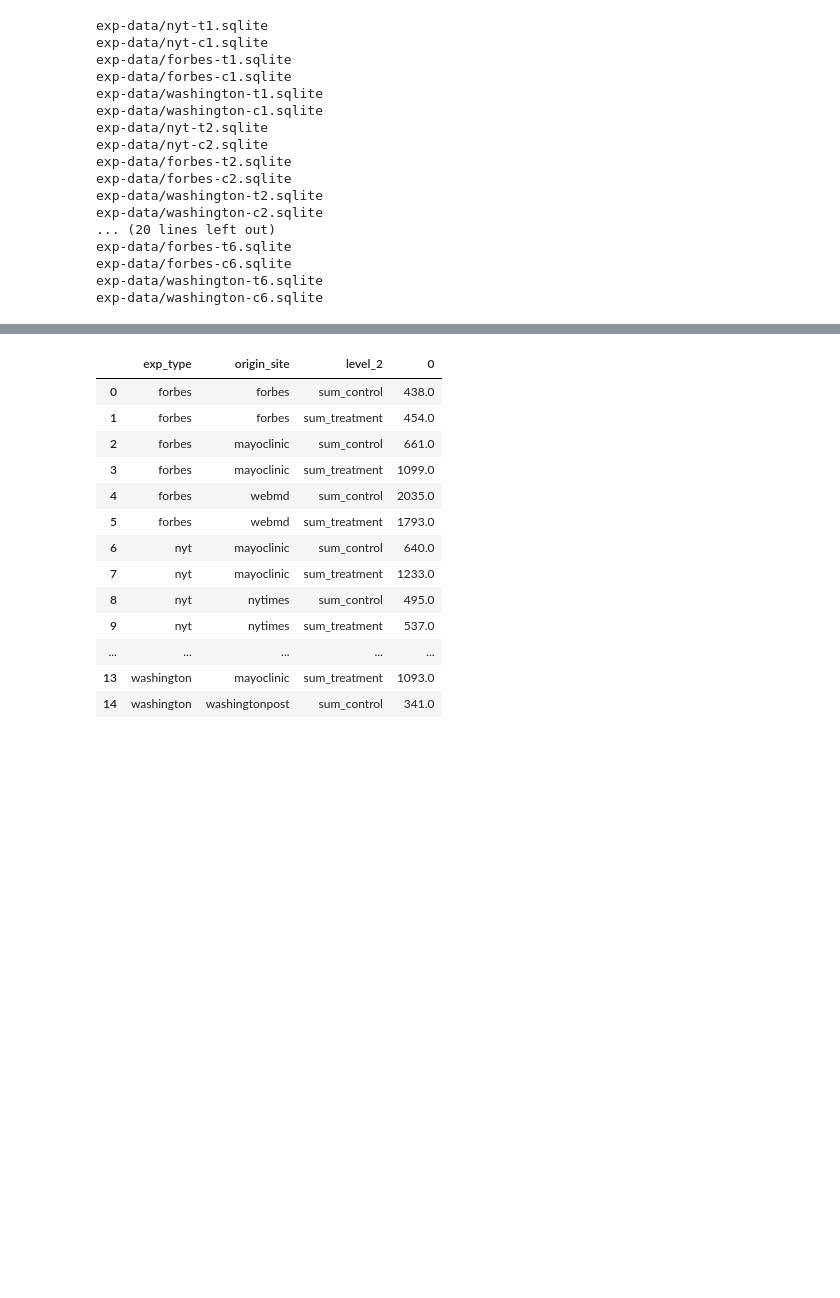
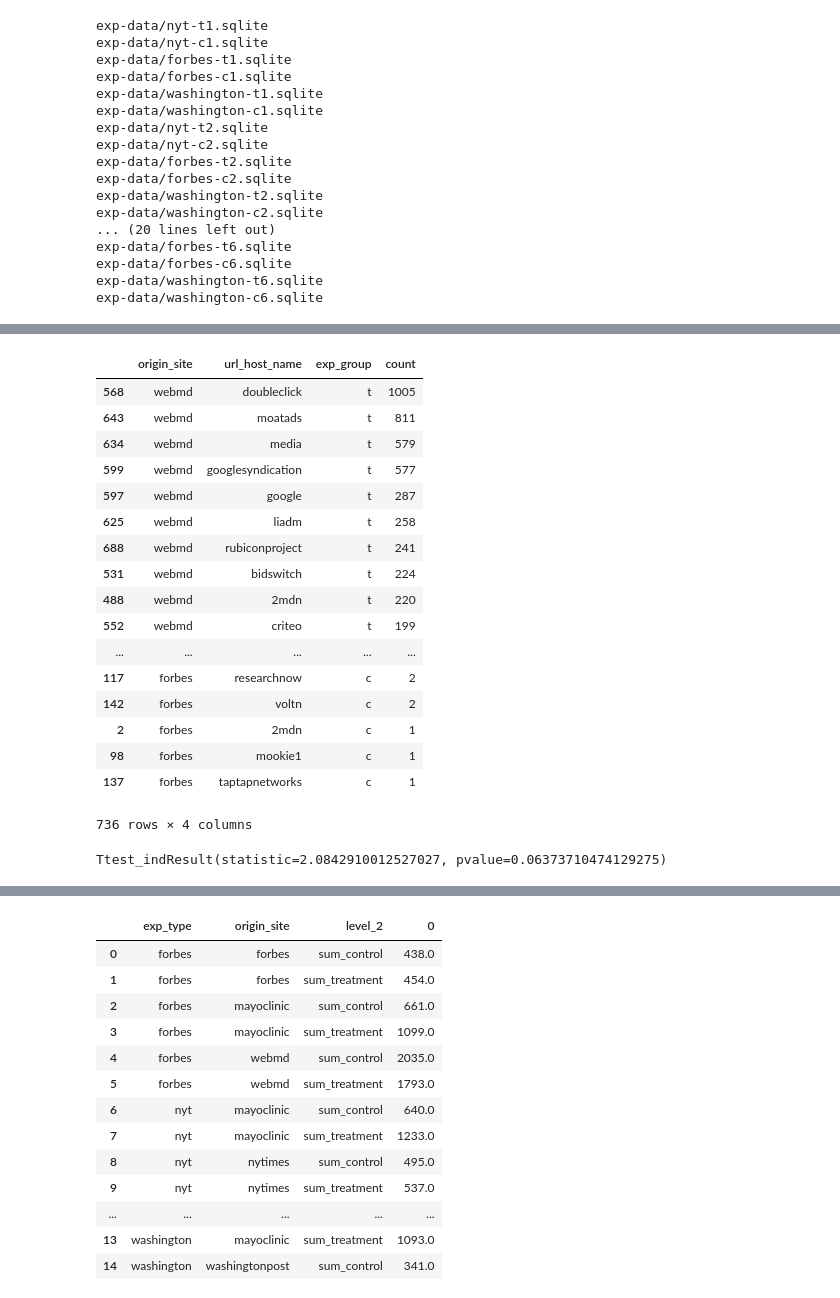
Before and after one commit to Sprinkle612/Cornell-Tech-Spec-Privacy-Fall2020, a Jupyter notebook: find-pixel-trackers.ipynb, the cells around one changed output, grey strips where cells are left out. Cells and saved outputs as stored; diff of their text form; code cells hidden in the pictures; blank space fills up the shorter version.

```diff
--- a/find-pixel-trackers.ipynb
+++ b/find-pixel-trackers.ipynb
@@ -71,3 +68,25 @@ def extract_tracker_table(type_name, exp_type, num):
+# %%
+def extract_images_from_httprequests(type_name, exp_type, num):
+    query = """SELECT sv.site_url, sv.visit_id,
+            hr.url, hr.headers, hr.resource_type
+            FROM http_requests as hr LEFT JOIN site_visits as sv
+            ON sv.visit_id = hr.visit_id
+            """
+    sql_file = data_path + type_name + "-" + exp_type + str(num) + '.sqlite'
+    print(sql_file)
+    conn = sqlite3.connect(sql_file)
+    http_requests = pd.read_sql_query(query, conn)
+
+    http_requests_images = http_requests[http_requests.resource_type=='image']
+    http_requests_images['origin_site'] = extract_host_from_url(http_requests_images.site_url)
+    http_requests_images["url_host"] = list(map(lambda x:urlparse(x).netloc, http_requests_images.url))
+    http_requests_images["url_host_name"] = list(map(lambda x:extract_deep_clean_host(x), http_requests_images.url_host))
+    http_requests_images['is_third_party'] = list(map(lambda a, b: is_third_party(a, b), http_requests_images.origin_site, http_requests_images.url_host))
+    http_requests_images = http_requests_images[http_requests_images.is_third_party]
+    http_requests_images['exp_group'] = [exp_type] * http_requests_images.shape[0]
+    http_requests_images['exp_type'] = [type_name] * http_requests_images.shape[0]
+    http_requests_images['exp_index'] = [num] * http_requests_images.shape[0]
+    return http_requests_images
 # %%
 types = ['nyt', 'forbes', 'washington']
 exps = ['t', 'c']
@@ -126,0 +118,11 @@ combined_trackers[combined_trackers.sum_control == combined_trackers.sum_treatme
+# %%
+types = ['nyt', 'forbes', 'washington']
+exps = ['t', 'c']
+dfs = []
+for i in range(1, 7):
+    for t in types:
+        for e in exps:
+            df = extract_images_from_httprequests(t, e, i)
+            dfs.append(df)
+
+requests_result = pd.concat(dfs)
@@ -126,0 +168,24 @@ combined_trackers[combined_trackers.sum_control == combined_trackers.sum_treatme
+# %%
+requests_result.groupby(['origin_site', 'url_host_name', 'exp_group']).size().reset_index(name='count').sort_values(by=['exp_group',\
+                                                                                                                       'origin_site',\
+                                                                                                                       'count'],
+                                                                                                                   ascending = False)
+# %% [output]
+|  | origin_site | url_host_name | exp_group | count |
+| 568 | webmd | doubleclick | t | 1005 |
+| 643 | webmd | moatads | t | 811 |
+| 634 | webmd | media | t | 579 |
+| 599 | webmd | googlesyndication | t | 577 |
+| 597 | webmd | google | t | 287 |
+| 625 | webmd | liadm | t | 258 |
+| 688 | webmd | rubiconproject | t | 241 |
+| 531 | webmd | bidswitch | t | 224 |
+| 488 | webmd | 2mdn | t | 220 |
+| 552 | webmd | criteo | t | 199 |
+| ... | ... | ... | ... | ... |
+| 117 | forbes | researchnow | c | 2 |
+| 142 | forbes | voltn | c | 2 |
+| 2 | forbes | 2mdn | c | 1 |
+| 98 | forbes | mookie1 | c | 1 |
+| 137 | forbes | taptapnetworks | c | 1 |
+736 rows × 4 columns
@@ -126,0 +200,4 @@ combined_trackers[combined_trackers.sum_control == combined_trackers.sum_treatme
+# %%
+stats.ttest_ind(t_group.tolist(), c_group.tolist())
+# %% [output]
+Ttest_indResult(statistic=2.0842910012527027, pvalue=0.06373710474129275)
```
Also changed, not shown: parts of 37 cells of this notebook.
